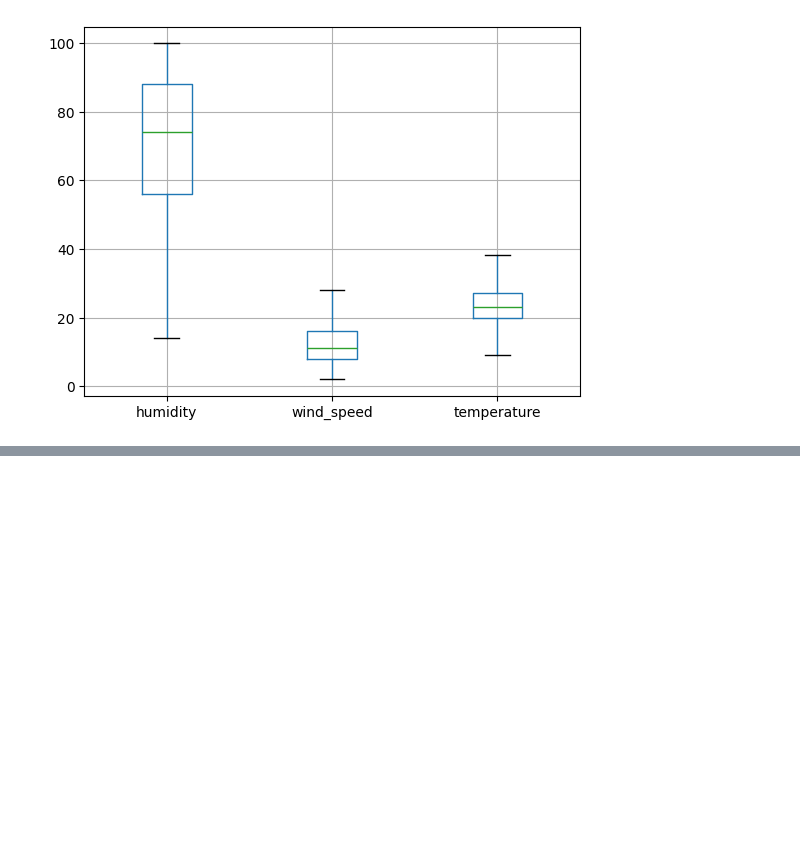
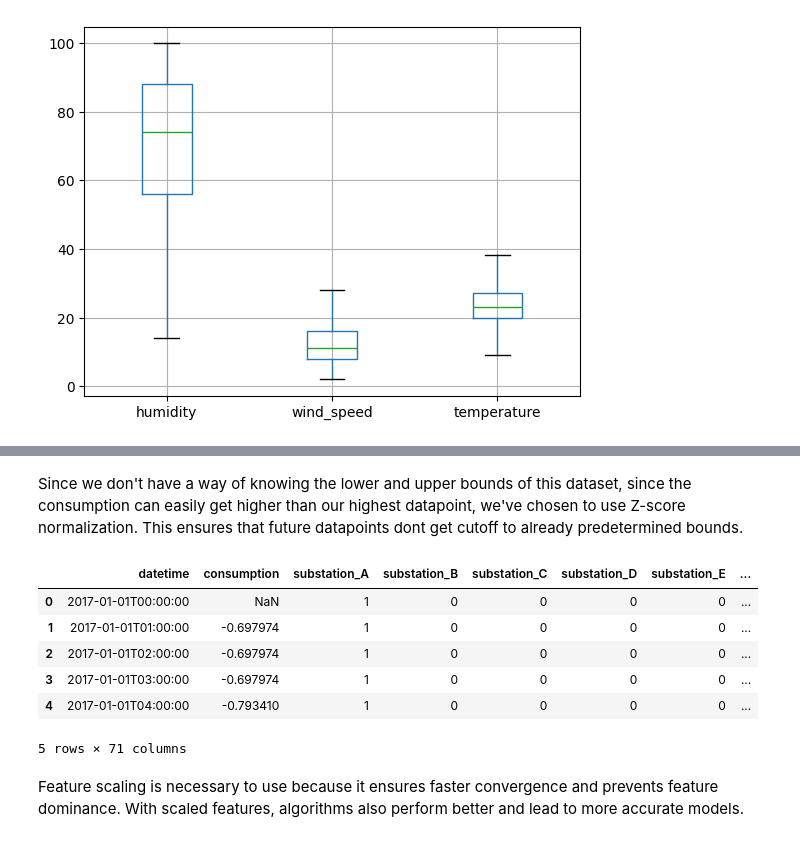
Before and after one commit to hallvardfw/IT3212, a Jupyter notebook: paraguay-energy-consump.ipynb, the cells around one changed output, grey strips where cells are left out. Cells and saved outputs as stored; diff of their text form; code cells hidden in the pictures; blank space fills up the shorter version.

```diff
--- a/paraguay-energy-consump.ipynb
+++ b/paraguay-energy-consump.ipynb
@@ -173,0 +197,23 @@ array([56., 14.])
+# %% [markdown]
+Since we don't have a way of knowing the lower and upper bounds of this dataset, since the consumption can easily get higher than our highest datapoint, we've chosen to use Z-score normalization. This ensures that future datapoints dont get cutoff to already predetermined bounds.
+# %%
+#Select numerical columns
+numerical_columns = ['consumption']
+
+#Initialize StandardScaler
+scaler = StandardScaler()
+
+#Normalize numerical columns
+df_encoded[numerical_columns] = scaler.fit_transform(df_encoded[numerical_columns])
+
+df_encoded.head()
+# %% [output]
+|  | datetime | consumption | substation_A | substation_B | substation_C | substation_D | substation_E | ... |
+| 0 | 2017-01-01T00:00:00 | NaN | 1 | 0 | 0 | 0 | 0 | ... |
+| 1 | 2017-01-01T01:00:00 | -0.697974 | 1 | 0 | 0 | 0 | 0 | ... |
+| 2 | 2017-01-01T02:00:00 | -0.697974 | 1 | 0 | 0 | 0 | 0 | ... |
+| 3 | 2017-01-01T03:00:00 | -0.697974 | 1 | 0 | 0 | 0 | 0 | ... |
+| 4 | 2017-01-01T04:00:00 | -0.793410 | 1 | 0 | 0 | 0 | 0 | ... |
+5 rows × 71 columns
+# %% [markdown]
+Feature scaling is necessary to use because it ensures faster convergence and prevents feature dominance. With scaled features, algorithms also perform better and lead to more accurate models.
```
Also changed, not shown: parts of 8 cells of this notebook.
